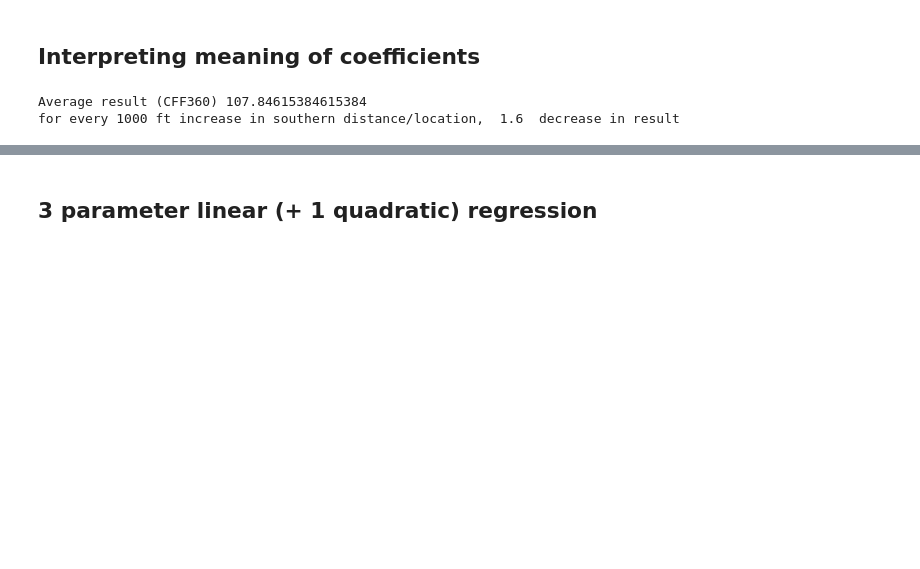
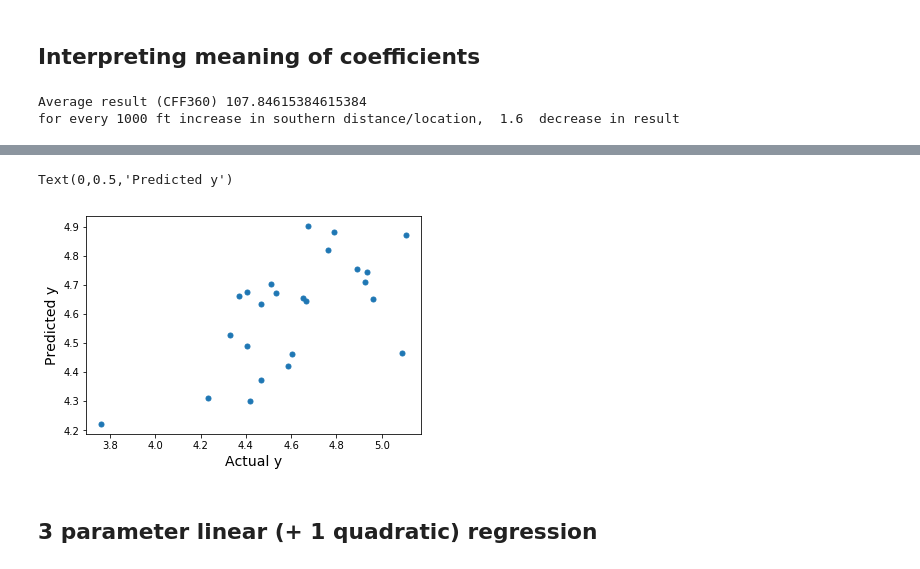
Before and after one commit to Md557/py-datasci, a Jupyter notebook: petroleum well analysis example/petroleum regression, CV, KNN analysis-CFF.ipynb, the cells around one changed output, grey strips where cells are left out. Drawn from its saved outputs; the diff is of its cells as text; code cells hidden in the pictures; blank space fills up the shorter version.

```diff
--- a/petroleum well analysis example/petroleum regression, CV, KNN analysis-CFF.ipynb
+++ b/petroleum well analysis example/petroleum regression, CV, KNN analysis-CFF.ipynb
@@ -748,4 +792,11 @@ strong multicollinearity or other numerical problems.
 [figure]
+# %%
+plt.plot(np.log(y),predictions2b_ol, linestyle='None',marker='.',markersize=10)
+plt.xlabel("Actual y",fontsize=14)
+plt.ylabel("Predicted y",fontsize=14)
+# %% [output]
+Text(0,0.5,'Predicted y')
+[figure, added]
 # %% [markdown]
 ## 3 parameter linear (+ 1 quadratic)  regression
 # %%
```
Also changed, not shown: parts of 5 cells of this notebook.
